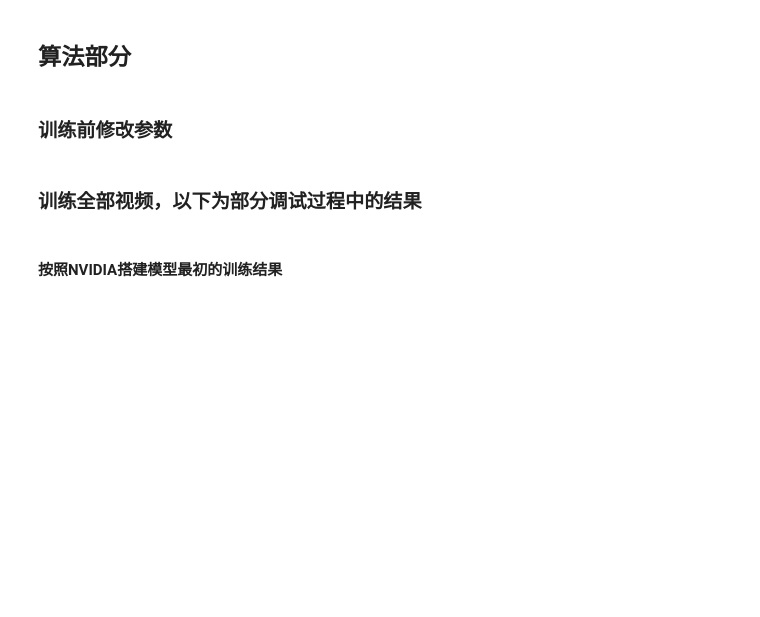
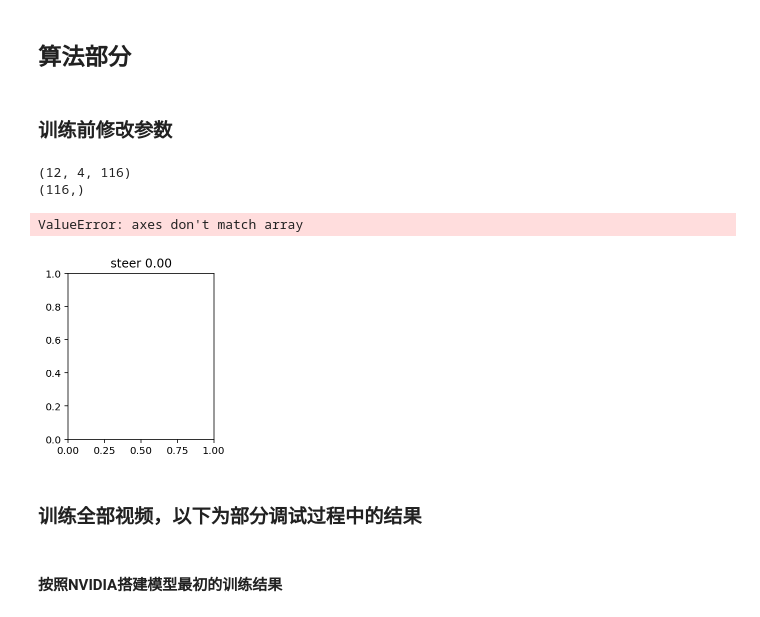
Before and after one commit to rosaann/for_tesla, a Jupyter notebook: deep_tesla.ipynb, the cells around one changed output. Saved outputs shown, nothing was run; the diff lists cells and outputs as text; code cells hidden in the pictures; blank space fills up the shorter version.

```diff
--- a/deep_tesla.ipynb
+++ b/deep_tesla.ipynb
@@ -302,5 +371,14 @@ epoches = 15
 seed = 10
 model_trans = (0, 2, 1, 3)
+# %%
+#model_all,test_img, test_y = train_model(range(1, 2),  tesla_model, res_w, res_h, ifSave = True)
+#test_model(model_all, test_img, test_y, ifShow = True, note = "test")
+cam(model_all)
+# %% [output]
+(12, 4, 116)
+(116,)
+ValueError: axes don't match array
+[figure, added]
 # %% [markdown]
 ### 训练全部视频，以下为部分调试过程中的结果
 # %% [markdown]
```
Also changed, not shown: parts of 5 cells of this notebook, 1 other file.
